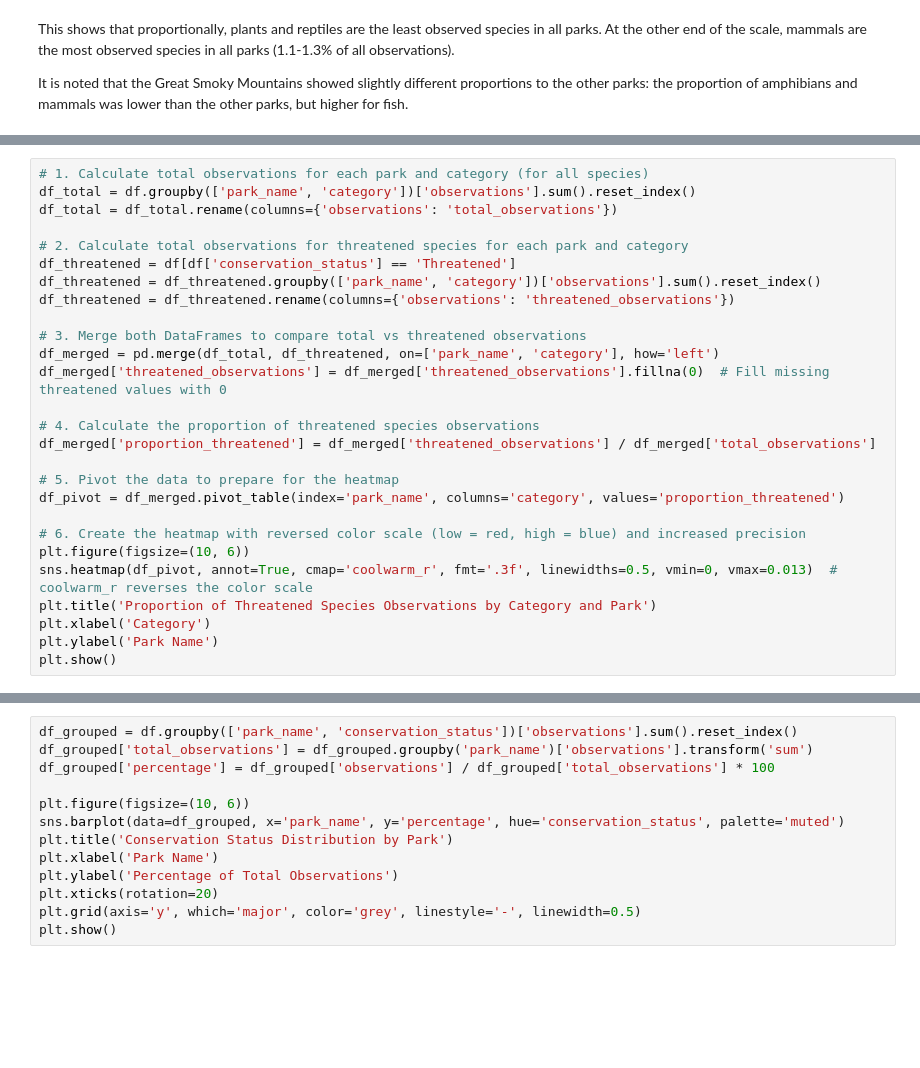
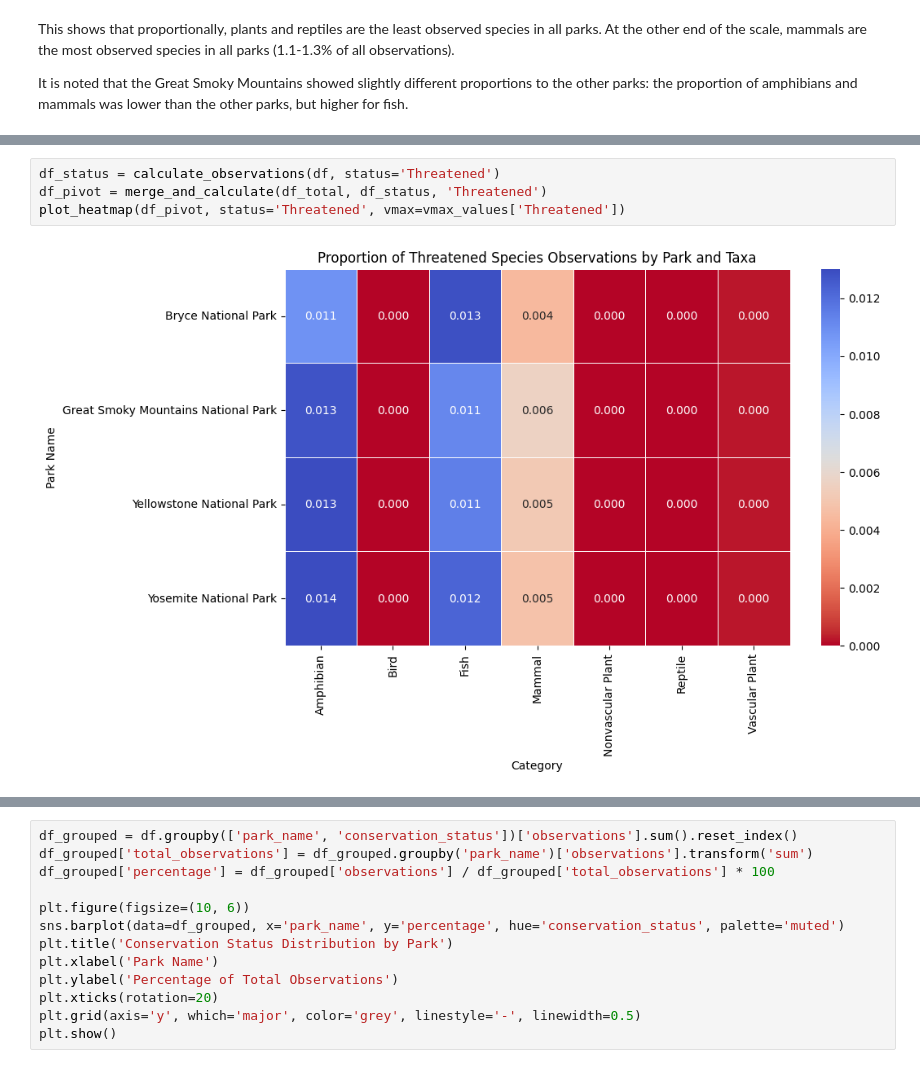
Before and after one commit to alanjameschapman/biodiversity, a Jupyter notebook: biodiversity.ipynb, the cells around one changed output, grey strips where cells are left out. Cells and saved outputs as stored; diff of their text form; blank space fills up the shorter version.

```diff
--- a/biodiversity.ipynb
+++ b/biodiversity.ipynb
@@ -487,27 +498,0 @@ It is noted that the Great Smoky Mountains showed slightly different proportions
-# %%
-# 1. Calculate total observations for each park and category (for all species)
-df_total = df.groupby(['park_name', 'category'])['observations'].sum().reset_index()
-df_total = df_total.rename(columns={'observations': 'total_observations'})
-
-# 2. Calculate total observations for threatened species for each park and category
-df_threatened = df[df['conservation_status'] == 'Threatened']
-df_threatened = df_threatened.groupby(['park_name', 'category'])['observations'].sum().reset_index()
-df_threatened = df_threatened.rename(columns={'observations': 'threatened_observations'})
-
-# 3. Merge both DataFrames to compare total vs threatened observations
-df_merged = pd.merge(df_total, df_threatened, on=['park_name', 'category'], how='left')
-df_merged['threatened_observations'] = df_merged['threatened_observations'].fillna(0)  # Fill missing threatened values with 0
-
-# 4. Calculate the proportion of threatened species observations
-df_merged['proportion_threatened'] = df_merged['threatened_observations'] / df_merged['total_observations']
-
-# 5. Pivot the data to prepare for the heatmap
-df_pivot = df_merged.pivot_table(index='park_name', columns='category', values='proportion_threatened')
-
-# 6. Create the heatmap with reversed color scale (low = red, high = blue) and increased precision
-plt.figure(figsize=(10, 6))
-sns.heatmap(df_pivot, annot=True, cmap='coolwarm_r', fmt='.3f', linewidths=0.5, vmin=0, vmax=0.013)  # coolwarm_r reverses the color scale
-plt.title('Proportion of Threatened Species Observations by Category and Park')
-plt.xlabel('Category')
-plt.ylabel('Park Name')
-plt.show()
@@ -515,0 +499,6 @@ plt.show()
+# %%
+df_status = calculate_observations(df, status='Threatened')
+df_pivot = merge_and_calculate(df_total, df_status, 'Threatened')
+plot_heatmap(df_pivot, status='Threatened', vmax=vmax_values['Threatened'])
+# %% [output]
+[figure, added]
```
Also changed, not shown: parts of 17 cells of this notebook.
